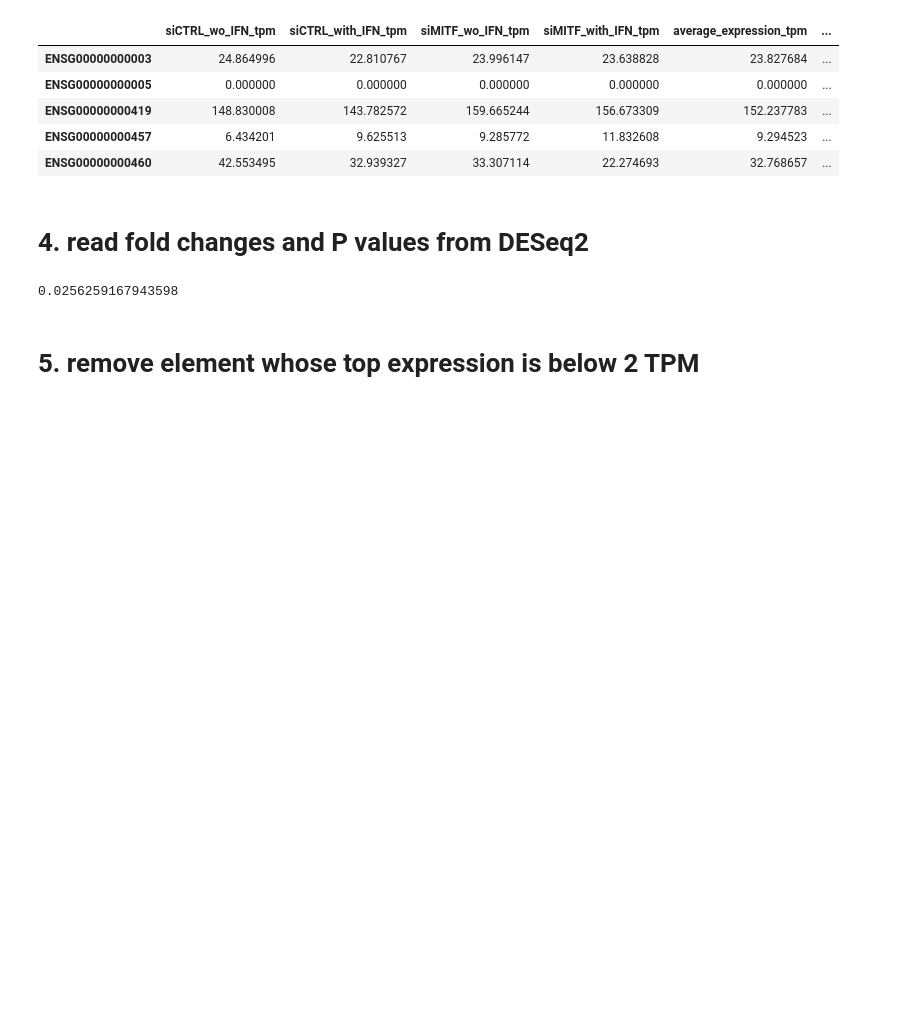
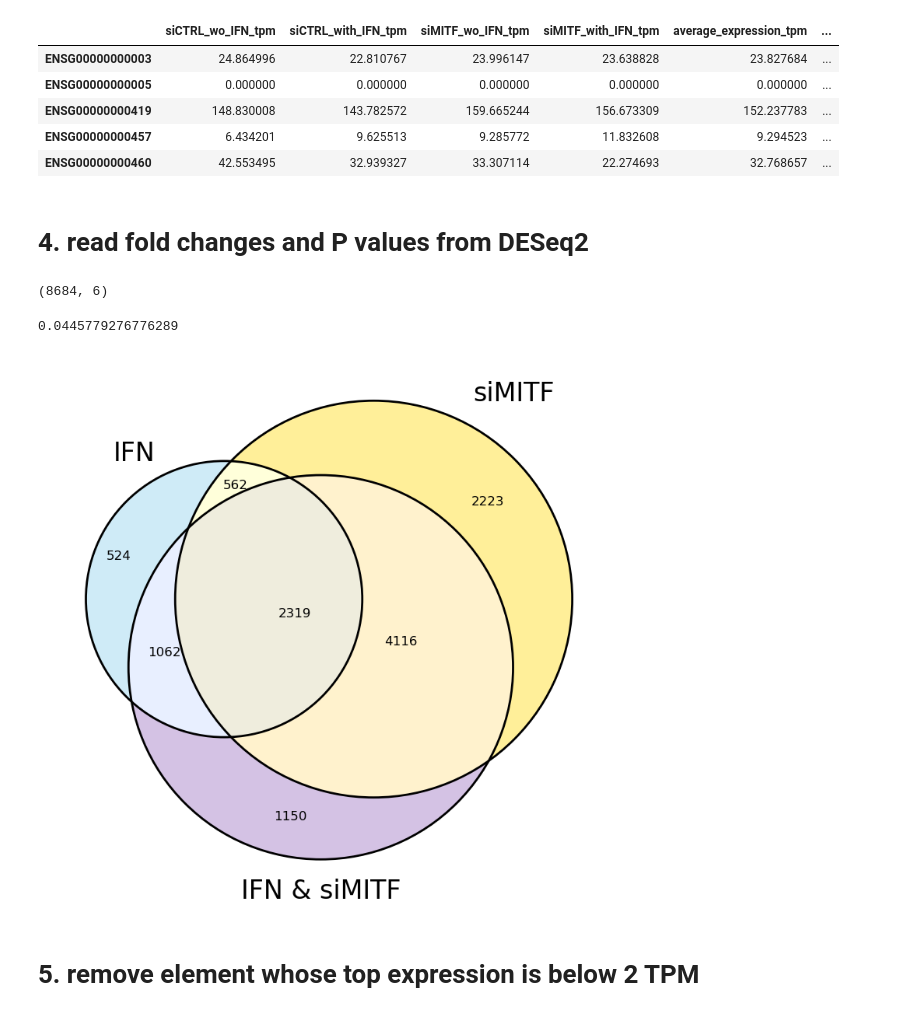
Before and after one commit to adelomana/nautholsvik, a Jupyter notebook: 04_differential_response/deseq2/non-additive effects quantifier.ipynb, the cells around one changed output. Drawn from its saved outputs; the diff is of its cells as text; code cells hidden in the pictures; blank space fills up the shorter version.

```diff
--- a/04_differential_response/deseq2/non-additive effects quantifier.ipynb
+++ b/04_differential_response/deseq2/non-additive effects quantifier.ipynb
@@ -90,6 +90,7 @@ plotting_df.head()
 # %%
 plotting_df['A1A0_log2fc'] = numpy.log2(plotting_df['siCTRL_with_IFN_tpm']+1) - numpy.log2(plotting_df['siCTRL_wo_IFN_tpm']+1)
 plotting_df['B0A0_log2fc'] = numpy.log2(plotting_df['siMITF_wo_IFN_tpm']+1) - numpy.log2(plotting_df['siCTRL_wo_IFN_tpm']+1)
+plotting_df['B1A0_log2fc'] = numpy.log2(plotting_df['siMITF_with_IFN_tpm']+1) - numpy.log2(plotting_df['siCTRL_wo_IFN_tpm']+1)
 
 plotting_df.head()
 # %% [output]
@@ -109,5 +110,8 @@ plotting_df['P_A1A0'] = df['padj']
 df = pandas.read_csv(significance_dir+'A0_B0_transition.tsv', sep='\t', index_col=0)
 plotting_df['P_B0A0'] = df['padj']
 
+df = pandas.read_csv(significance_dir+'A0_B1_transition.tsv', sep='\t', index_col=0)
+plotting_df['P_B1A0'] = df['padj']
+
 df = pandas.read_csv(significance_dir+'interaction.tsv', sep='\t', index_col=0)
 plotting_df['P_interaction'] = df['padj']
@@ -116,8 +118,36 @@ df = pandas.read_csv(significance_dir+'A0_A1_transition.tsv', sep='\t', index_co
 # %%
+# making sure that P values are also below 0.05. Checking on a large set
+df = pandas.read_csv(significance_dir+'A0_B1_transition.tsv', sep='\t', index_col=0)
+print(df.shape)
 new = df[df['padj'] < 0.1]
 numpy.max(new['pvalue'])
 # %% [output]
-0.0256259167943598
+(8684, 6)
+0.0445779276776289
+# %%
+# generate a venn diagram before filtering for fun
+set1 = set(plotting_df[plotting_df['P_A1A0'] < 0.1].index)
+set2 = set(plotting_df[plotting_df['P_B0A0'] < 0.1].index)
+set3 = set(plotting_df[plotting_df['P_B1A0'] < 0.1].index)
+
+v = matplotlib_venn.venn3(
+    subsets=[set1, set2, set3],
+    set_labels = ('IFN', 'siMITF', 'IFN & siMITF'),
+    set_colors=("skyblue", "gold", "tab:purple"),
+)
+
+matplotlib_venn.venn3_circles(
+    subsets=[set1, set2, set3],
+    lw=2
+)
+for text in v.set_labels:
+    text.set_fontsize(24)
+for x in range(len(v.subset_labels)):
+    if v.subset_labels[x] is not None:
+        v.subset_labels[x].set_fontsize(12)
+matplotlib.pyplot.show()
+# %% [output]
+[figure, added]
 # %% [markdown]
 # 5. remove element whose top expression is below 2 TPM
 # %%
```
Also changed, not shown: parts of 16 cells of this notebook, 2 other files.
